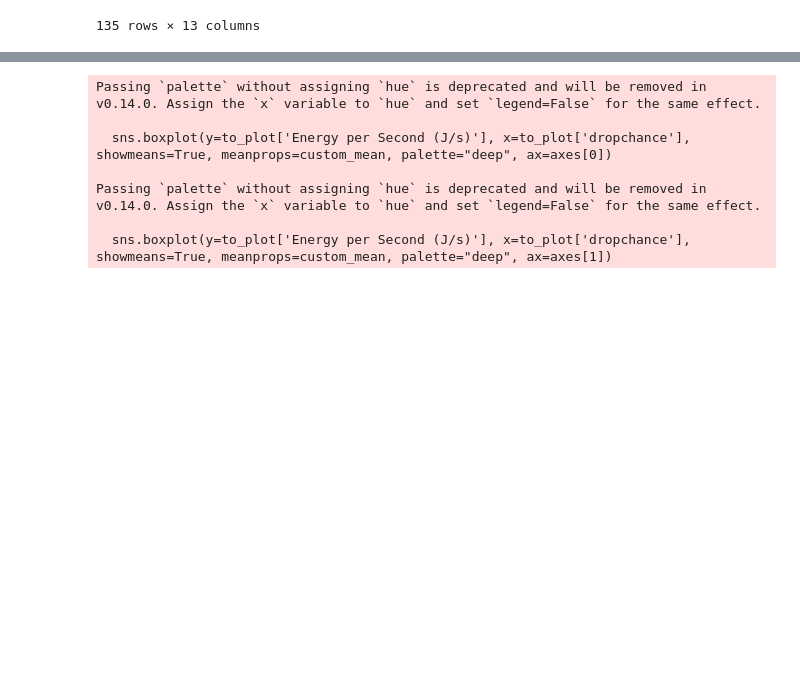
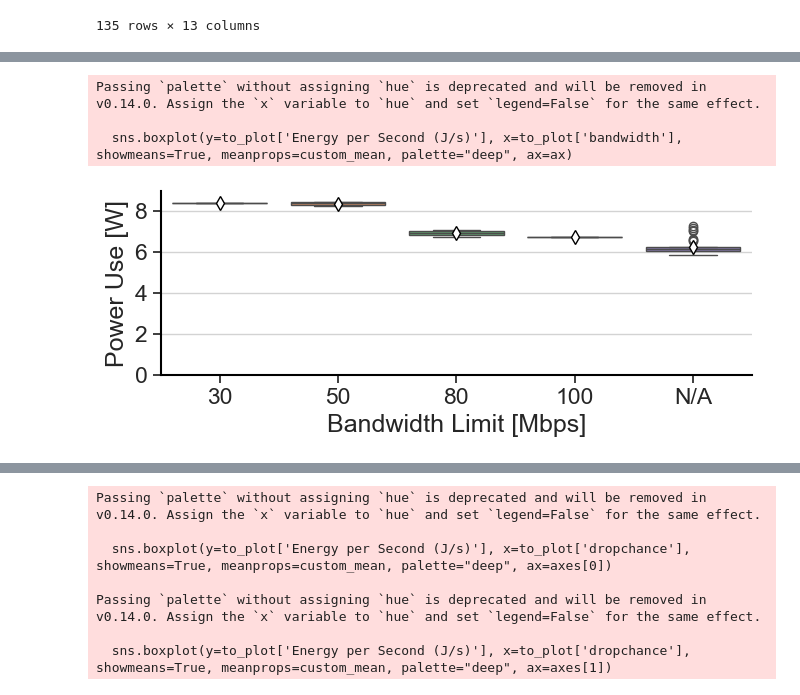
Before and after one commit to Raiduy/librnr-experiments, a Jupyter notebook: new_bm.ipynb, the cells around one changed output, grey strips where cells are left out. Cells and saved outputs as stored; diff of their text form; code cells hidden in the pictures; blank space fills up the shorter version.

```diff
--- a/new_bm.ipynb
+++ b/new_bm.ipynb
@@ -188,3 +188,27 @@ plt.show()
+# %%
+fig, ax = plt.subplots(figsize=(7, 3))
+sns.set_theme(style="whitegrid", rc=custom_params, font_scale=1.5)
+
+to_plot = df[(df['altered_bandwidth'] == True) & (df['is_record'] == False) & (df['device'] == 'Quest-Pro')]
+
+sns.boxplot(y=to_plot['Energy per Second (J/s)'], x=to_plot['bandwidth'], showmeans=True, meanprops=custom_mean, palette="deep", ax=ax)
+
+labels = [item.get_text() for item in ax.get_xticklabels()]
+labels[4] = 'N/A'
+ax.set_xticklabels(labels)
+ax.set_ylim(0, 9)
+ax.set_yticks([0, 2, 4, 6, 8])
+ax.set_xlabel('Bandwidth Limit [Mbps]')
+ax.set_ylabel('Power Use [W]')
+
+plt.tight_layout()
+plt.savefig('./figures/first_pager_bandwidth.pdf', bbox_inches='tight', format='pdf')
+plt.show()
+# %% [output]
+Passing `palette` without assigning `hue` is deprecated and will be removed in v0.14.0. Assign the `x` variable to `hue` and set `legend=False` for the same effect.
+
+  sns.boxplot(y=to_plot['Energy per Second (J/s)'], x=to_plot['bandwidth'], showmeans=True, meanprops=custom_mean, palette="deep", ax=ax)
+[figure, added]
 # %%
 fig, axes = plt.subplots(figsize=(8, 3), ncols=2, sharey=True)
 sns.set_theme(style="whitegrid", rc=custom_params, font_scale=1.7)
```
Also changed, not shown: parts of 4 cells of this notebook, 12 other files.
